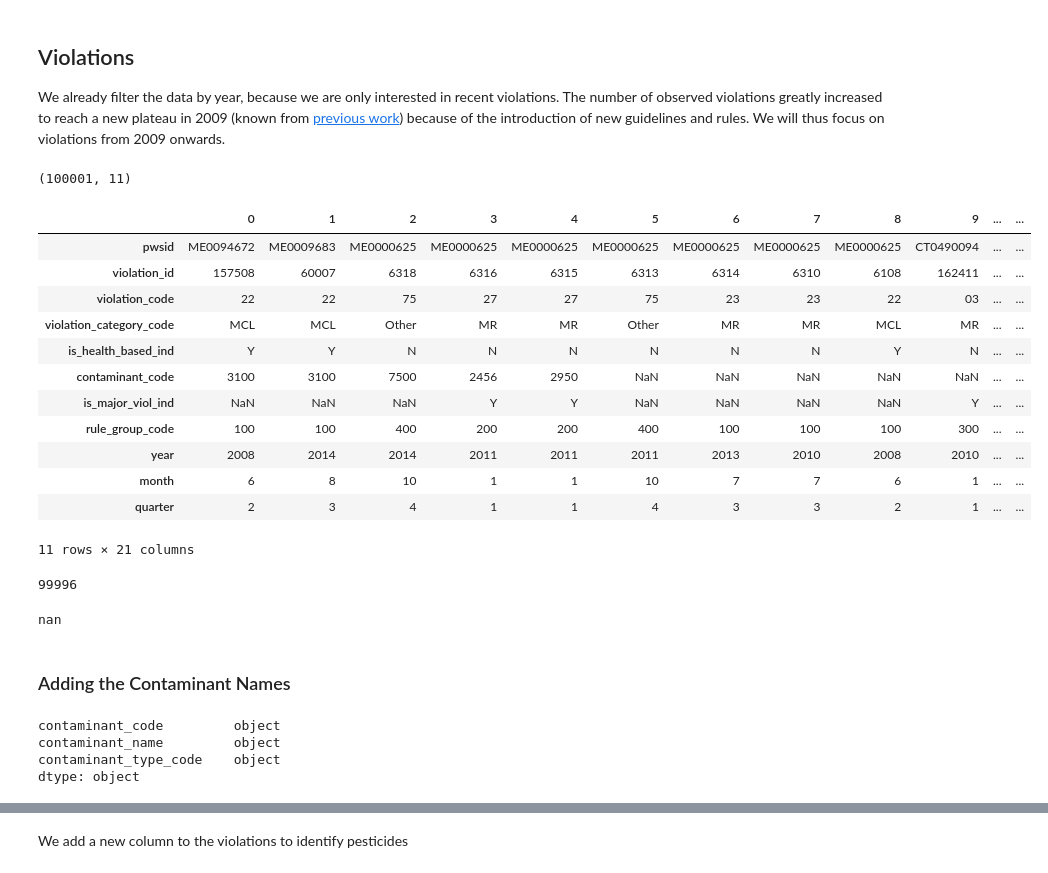
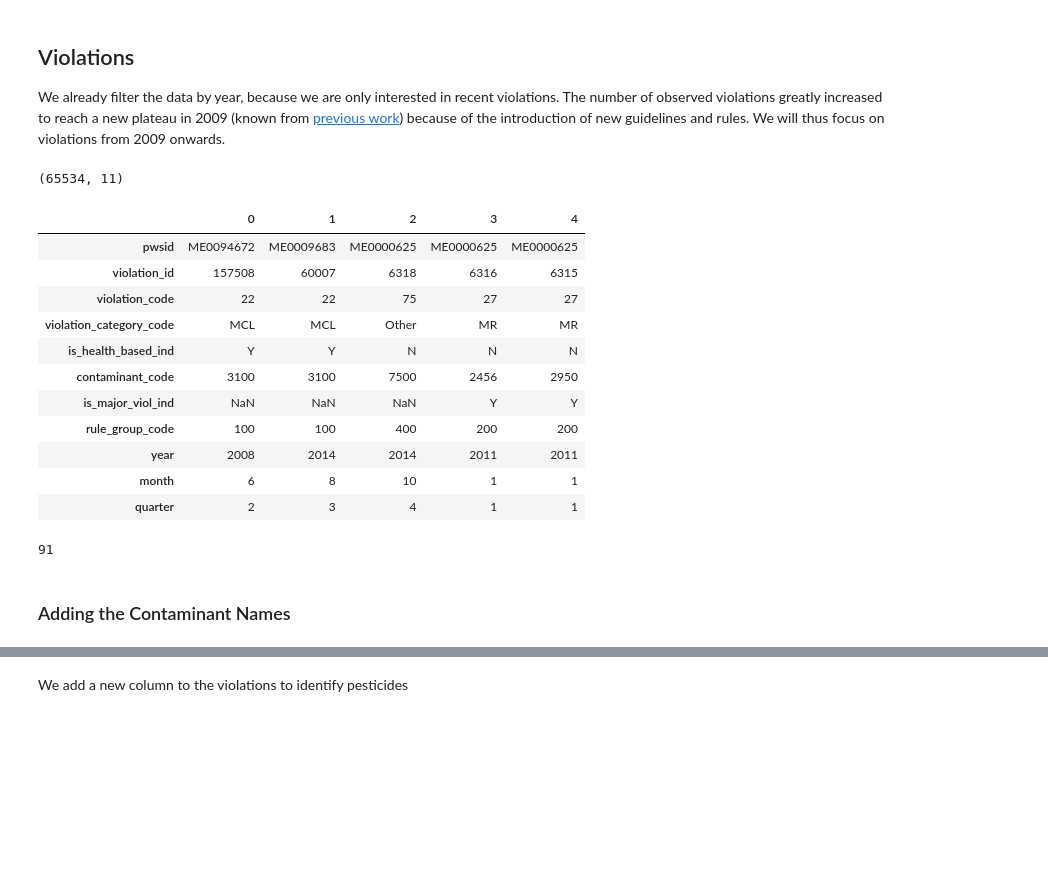
Before and after one commit to de-la-viz/pesticides_in_drinking_water, a Jupyter notebook: code/Data_Processing_and_Feature_Engineering.ipynb, the cells around one changed output, grey strips where cells are left out. Saved outputs shown, nothing was run; the diff lists cells and outputs as text; code cells hidden in the pictures; blank space fills up the shorter version.

Commit message:
save. look at todo at the end of data processing and feature engineering file

```diff
--- a/code/Data_Processing_and_Feature_Engineering.ipynb
+++ b/code/Data_Processing_and_Feature_Engineering.ipynb
@@ -109,7 +129,7 @@ TO BE DONE?
 We already filter the data by year, because we are only interested in recent violations. The number of observed violations greatly increased to reach a new plateau in 2009 (known from [previous work](https://github.com/de-la-viz/US-Public-Water-Systems/blob/master/US%20Drinking%20Water%20Quality%20Violations.ipynb)) because of the introduction of new guidelines and rules. We will thus focus on violations from 2009 onwards.
 # %%
 # load the violations:
-violations_raw = pd.read_csv('../data/violations_NewEngland.csv')
+violations_raw = pd.read_csv('../data/violations_NewEngland.csv', dtype='object')
 # violations_raw.head().T
 # %%
 # SOME FILTERING AND DATA CLEANING:
@@ -121,74 +141,59 @@ violations.rtc_date = pd.to_datetime(violations.rtc_date)
 violations.compl_per_begin_date = pd.to_datetime(violations.compl_per_begin_date)
 violations.compl_per_end_date = pd.to_datetime(violations.compl_per_end_date)
 
 violations.loc[:,'year'] = violations['compl_per_begin_date'].dt.year # year when the violation was discovered
 violations.loc[:,'month'] = violations['compl_per_begin_date'].dt.month # month when the violation was discovered
 
 # create new column with quarters:
 def by_quarter(row):
     if row['month'] < 4:
         return 1
     elif row['month'] >= 4 and row['month'] < 7:
         return 2
     elif row['month'] >= 7 and row['month'] < 10:
         return 3
     else:
         return 4
 violations.loc[:,'quarter'] = violations.apply(by_quarter, axis=1)
 
 
 select_features_viol = ['pwsid', 'violation_id', 'violation_code', 'violation_category_code',
                        'is_health_based_ind', 'contaminant_code', 'is_major_viol_ind',
                        'rule_group_code',
                        'year', 'month', 'quarter']
 
 violations = violations.loc[:, select_features_viol] # keep only selected columns
 
-# there is an issue with the contaminant_code: sometimes "float as text" = 3100.0 instead of 3000
-violations.contaminant_code = violations.contaminant_code[0:5]
-
-# Note: 125 contaminant_code are empty.
+# Note: 91 contaminant_code are empty.
 # violations.contaminant_code.isnull().sum()
 
 print(violations.shape)
-violations.head(21).T
+violations.head().T
 # %% [output]
-(100001, 11)
+(65534, 11)
-|  | 0 | 1 | 2 | 3 | 4 | 5 | 6 | 7 | 8 | 9 | ... | ... |
-| pwsid | ME0094672 | ME0009683 | ME0000625 | ME0000625 | ME0000625 | ME0000625 | ME0000625 | ME0000625 | ME0000625 | CT0490094 | ... | ... |
-| violation_id | 157508 | 60007 | 6318 | 6316 | 6315 | 6313 | 6314 | 6310 | 6108 | 162411 | ... | ... |
-| violation_code | 22 | 22 | 75 | 27 | 27 | 75 | 23 | 23 | 22 | 03 | ... | ... |
-| violation_category_code | MCL | MCL | Other | MR | MR | Other | MR | MR | MCL | MR | ... | ... |
-| is_health_based_ind | Y | Y | N | N | N | N | N | N | Y | N | ... | ... |
-| contaminant_code | 3100 | 3100 | 7500 | 2456 | 2950 | NaN | NaN | NaN | NaN | NaN | ... | ... |
-| is_major_viol_ind | NaN | NaN | NaN | Y | Y | NaN | NaN | NaN | NaN | Y | ... | ... |
-| rule_group_code | 100 | 100 | 400 | 200 | 200 | 400 | 100 | 100 | 100 | 300 | ... | ... |
-| year | 2008 | 2014 | 2014 | 2011 | 2011 | 2011 | 2013 | 2010 | 2008 | 2010 | ... | ... |
-| month | 6 | 8 | 10 | 1 | 1 | 10 | 7 | 7 | 6 | 1 | ... | ... |
-| quarter | 2 | 3 | 4 | 1 | 1 | 4 | 3 | 3 | 2 | 1 | ... | ... |
+|  | 0 | 1 | 2 | 3 | 4 |
+| pwsid | ME0094672 | ME0009683 | ME0000625 | ME0000625 | ME0000625 |
+| violation_id | 157508 | 60007 | 6318 | 6316 | 6315 |
+| violation_code | 22 | 22 | 75 | 27 | 27 |
+| violation_category_code | MCL | MCL | Other | MR | MR |
+| is_health_based_ind | Y | Y | N | N | N |
+| contaminant_code | 3100 | 3100 | 7500 | 2456 | 2950 |
+| is_major_viol_ind | NaN | NaN | NaN | Y | Y |
+| rule_group_code | 100 | 100 | 400 | 200 | 200 |
+| year | 2008 | 2014 | 2014 | 2011 | 2011 |
+| month | 6 | 8 | 10 | 1 | 1 |
+| quarter | 2 | 3 | 4 | 1 | 1 |
-11 rows × 21 columns
 # %%
-violations.contaminant_code.isnull().sum()
+violations.contaminant_code.isnull().sum() # 91 violations without specified contaminant. those will be lost...
 # %% [output]
-99996
+91
-# %%
-violations.contaminant_code.str.split('.').str[0]
-violations.contaminant_code[20]
-# %% [output]
-nan
 # %% [markdown]
 ### Adding the Contaminant Names
 # %%
 # loading the contaminants codes:
 contaminants = pd.read_csv('../data/contaminant_codes.csv')
-contaminants = contaminants.drop('Unnamed: 0', axis=1)
-contaminants.dtypes
+# contaminants.dtypes
 # contaminants.head()
-# %% [output]
-contaminant_code         object
-contaminant_name         object
-contaminant_type_code    object
-dtype: object
 # %%
 # merging the name to the violations
 violations_cont = violations.merge(contaminants, how='left', on='contaminant_code')
```
Also changed, not shown: parts of 29 cells of this notebook, 3 other files.
